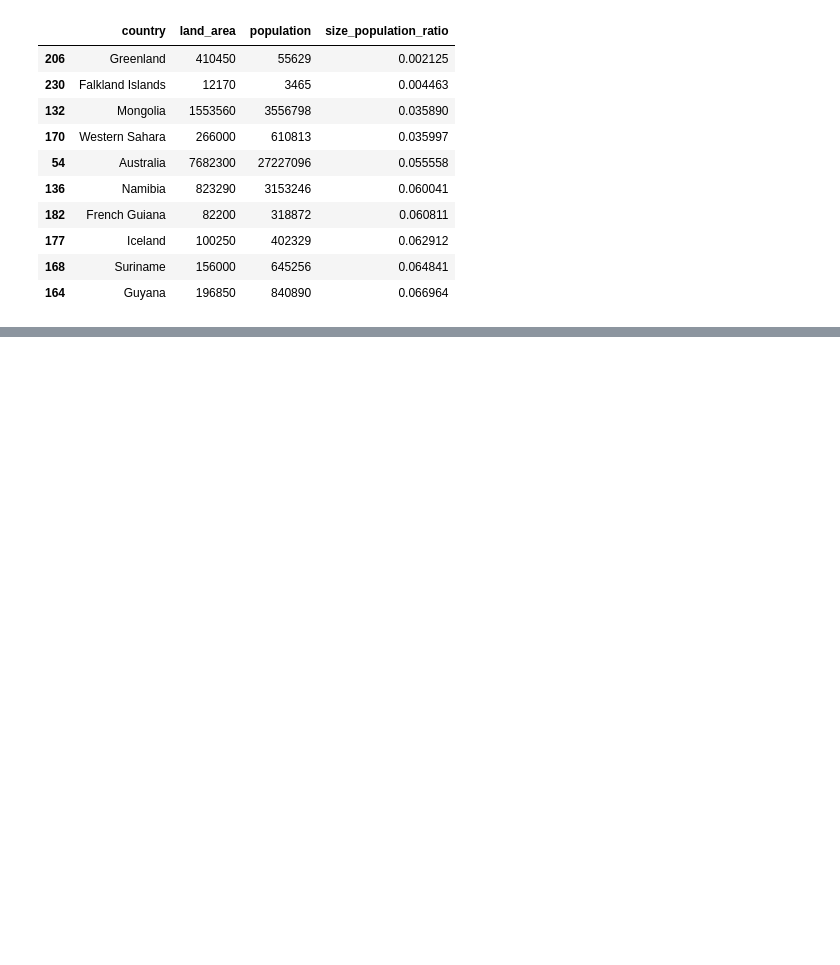
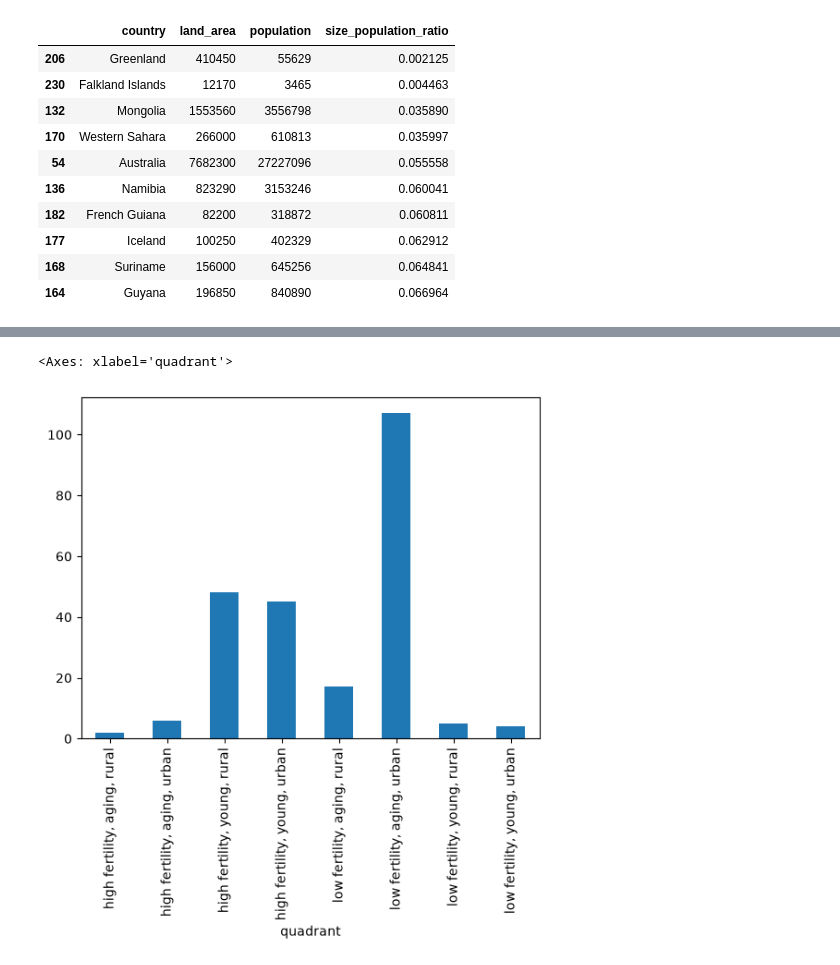
Before and after one commit to KristijanJakimov/population_analysis_project, a Jupyter notebook: analysis.ipynb, the cells around one changed output, grey strips where cells are left out. Drawn from its saved outputs; the diff is of its cells as text; code cells hidden in the pictures; blank space fills up the shorter version.

Commit message:
history data

```diff
--- a/analysis.ipynb
+++ b/analysis.ipynb
@@ -313,0 +354,24 @@ data.sort_values("size_population_ratio")[["country", "land_area", "population",
+# %%
+def classify_fertility(fertility_rate):
+    if fertility_rate < 2.1:
+        return "low fertility"
+    else:
+        return "high fertility"
+
+def classify_age(median_age):
+    if median_age < 30:
+        return "young"
+    else:
+        return "aging"
+
+def classify_urban(urban_pop):
+    if urban_pop < 50:
+        return "rural"
+    else:
+        return "urban"
+
+data["fertility_group"] = [classify_fertility(value) for value in data["fertility_rate"]]
+data["age_group"] = [classify_age(value) for value in data["median_age"]]
+data["urban_group"] = [classify_urban(value) for value in data["urban_pop"]]
+data["quadrant"] = data["fertility_group"] + ", " + data["age_group"] + ", " + data["urban_group"]
+data[["country", "fertility_rate", "median_age", "urban_pop", "quadrant"]].head()
@@ -313,0 +398,5 @@ data.sort_values("size_population_ratio")[["country", "land_area", "population",
+# %%
+data.groupby("quadrant").size().plot.bar()
+# %% [output]
+<Axes: xlabel='quadrant'>
+[figure, added]
```
Also changed, not shown: parts of 18 cells of this notebook, 5 other files.
